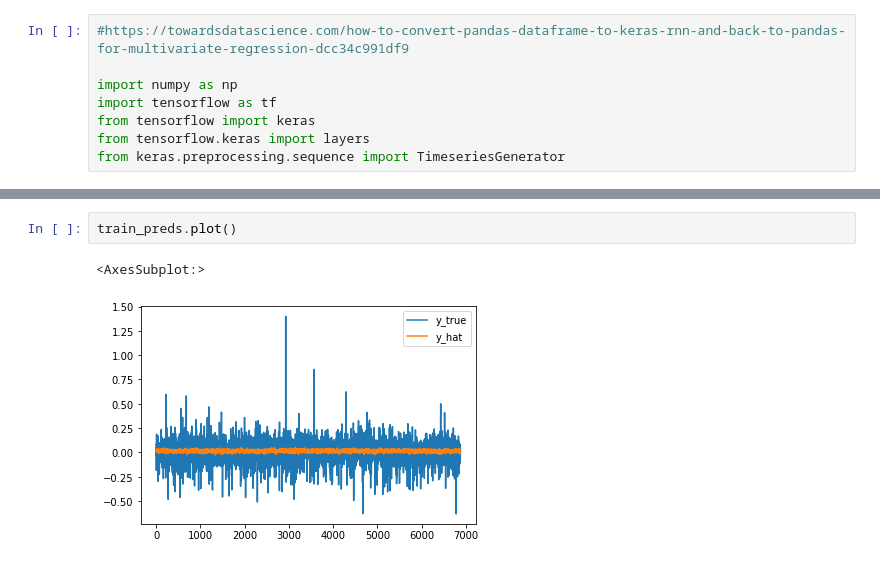
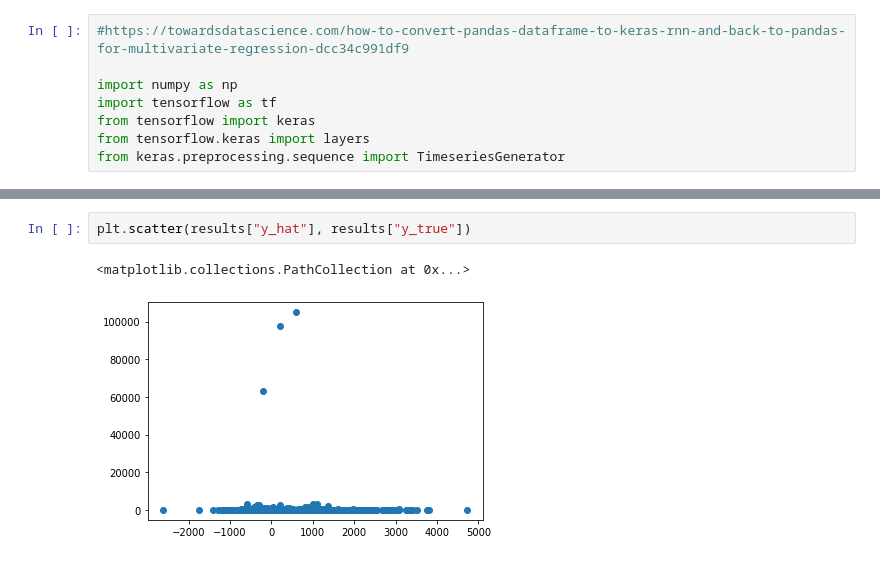
Before and after one commit to MilkSilk/ML_finance, a Jupyter notebook: advanced_modelling_prototype.ipynb, the cells around one changed output, grey strips where cells are left out. Drawn from its saved outputs; the diff is of its cells as text.

```diff
--- a/advanced_modelling_prototype.ipynb
+++ b/advanced_modelling_prototype.ipynb
@@ -365,5 +270,5 @@ print("3. R^2: %.2f" % r2_score(train_preds["y_true"], train_preds["y_hat"]))
-# %%
-train_preds.plot()
-# %% [output]
-<AxesSubplot:>
-[figure, removed]
+# %%
+plt.scatter(results["y_hat"], results["y_true"])
+# %% [output]
+<matplotlib.collections.PathCollection at 0x...>
+[figure, added]
```
Also changed, not shown: parts of 44 cells of this notebook.
